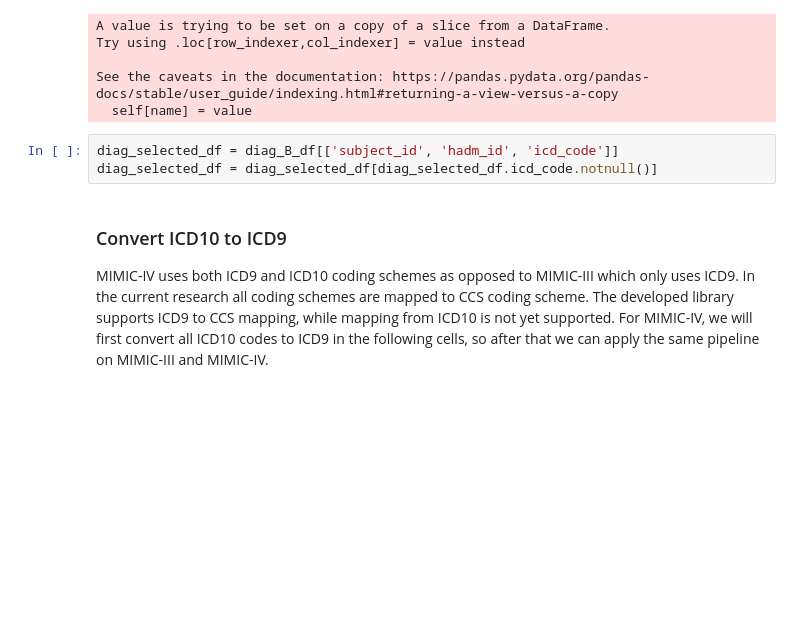
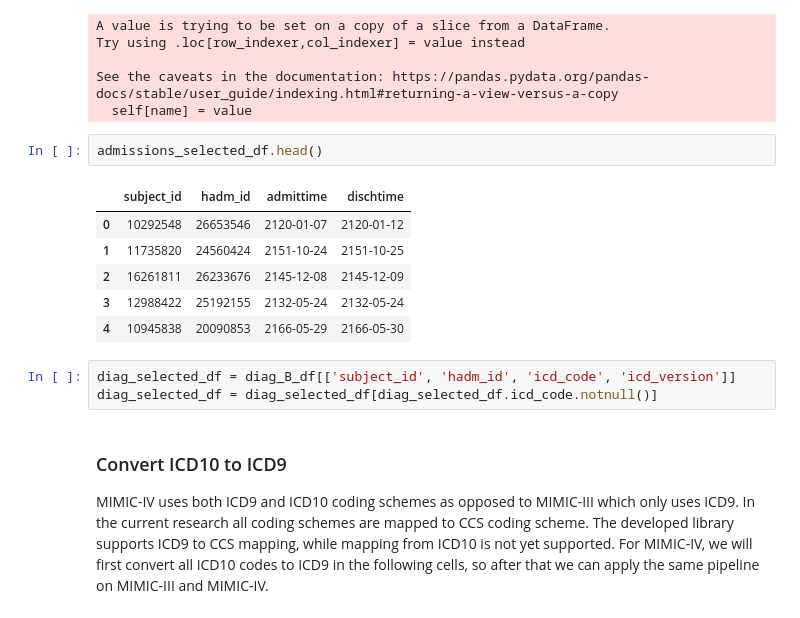
Before and after one commit to barahona-research-group/ICE-NODE, a Jupyter notebook: MLHC_experiments/mimic4_preparation.ipynb, the cells around one changed output. Cells and saved outputs as stored; diff of their text form; blank space fills up the shorter version.

```diff
--- a/MLHC_experiments/mimic4_preparation.ipynb
+++ b/MLHC_experiments/mimic4_preparation.ipynb
@@ -152,8 +152,17 @@ Try using .loc[row_indexer,col_indexer] = value instead
 
 See the caveats in the documentation: https://pandas.pydata.org/pandas-docs/stable/user_guide/indexing.html#returning-a-view-versus-a-copy
   self[name] = value
+# %%
+admissions_selected_df.head()
+# %% [output]
+|  | subject_id | hadm_id | admittime | dischtime |
+| 0 | 10292548 | 26653546 | 2120-01-07 | 2120-01-12 |
+| 1 | 11735820 | 24560424 | 2151-10-24 | 2151-10-25 |
+| 2 | 16261811 | 26233676 | 2145-12-08 | 2145-12-09 |
+| 3 | 12988422 | 25192155 | 2132-05-24 | 2132-05-24 |
+| 4 | 10945838 | 20090853 | 2166-05-29 | 2166-05-30 |
 # %%
-diag_selected_df = diag_B_df[['subject_id', 'hadm_id', 'icd_code']]
+diag_selected_df = diag_B_df[['subject_id', 'hadm_id', 'icd_code', 'icd_version']]
 diag_selected_df = diag_selected_df[diag_selected_df.icd_code.notnull()]
 # %% [markdown]
 ### Convert ICD10 to ICD9
```
Also changed, not shown: parts of 4 cells of this notebook, 44 other files.
